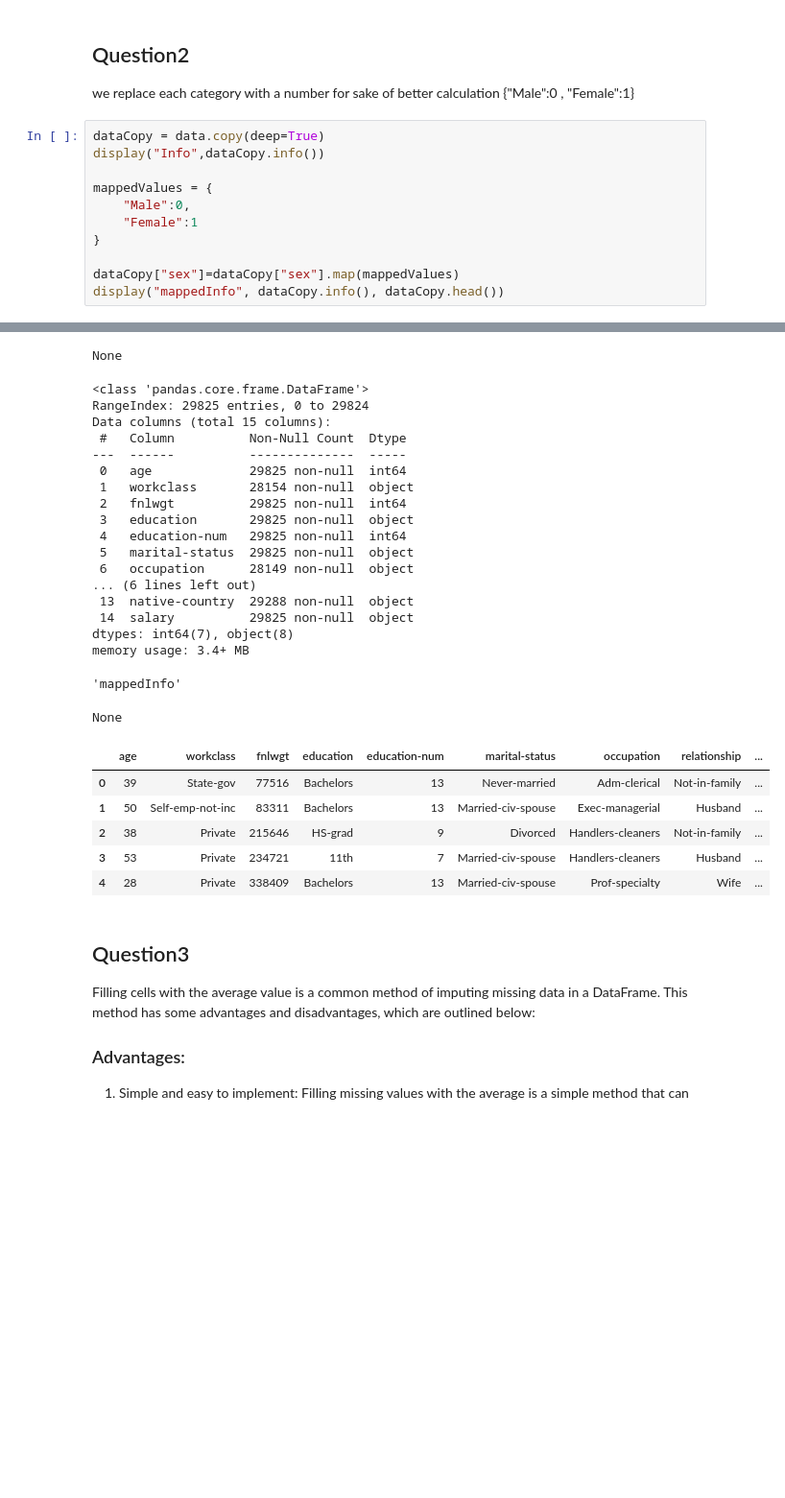
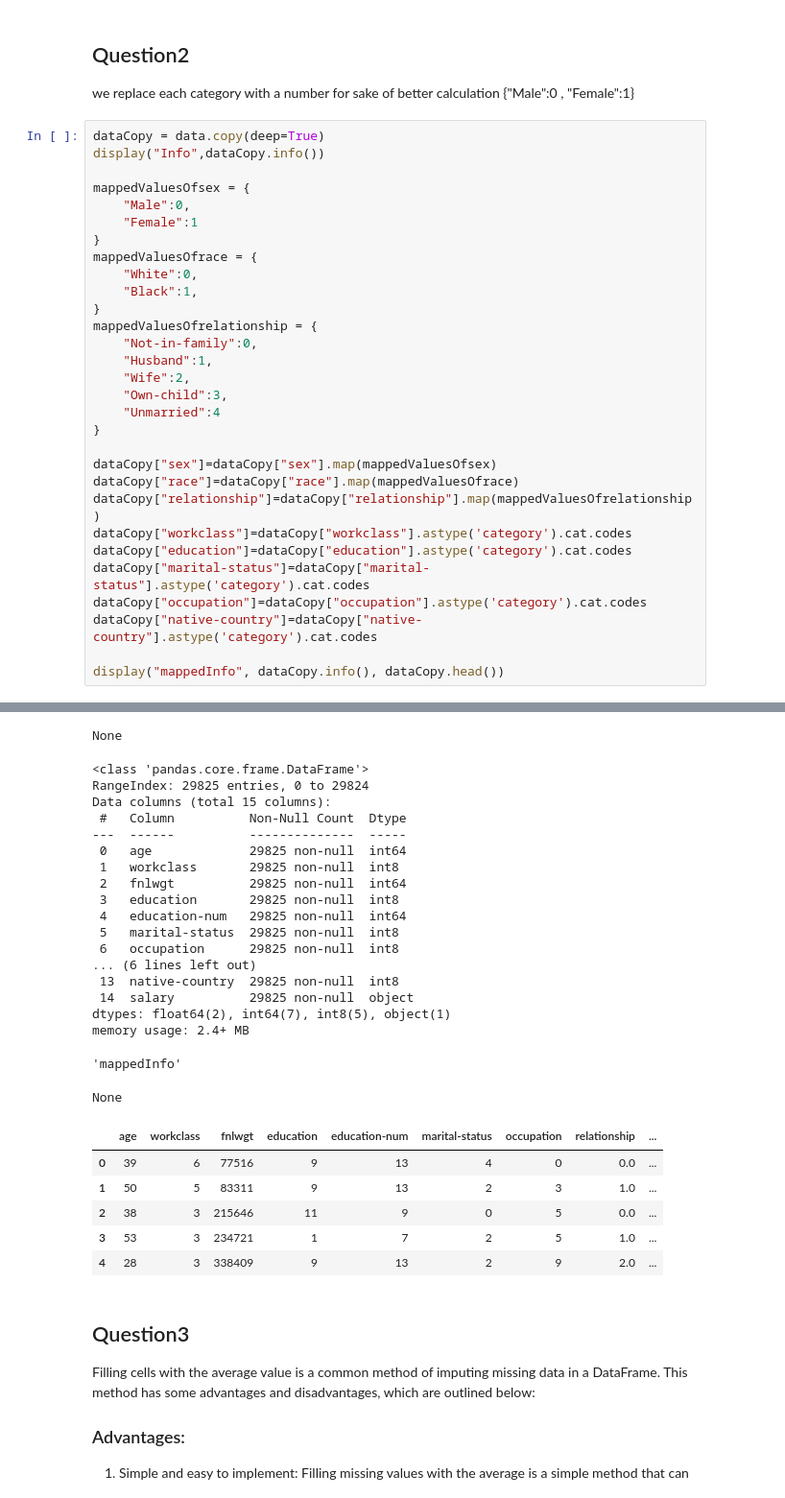
Before and after one commit to pooyaaf/AI_University_Projects, a Jupyter notebook: CA0/AI_CA0_810198577.ipynb, the cells around one changed output, grey strips where cells are left out. Shown at 96% size. Drawn from its saved outputs; the diff is of its cells as text; blank space fills up the shorter version.

```diff
--- a/CA0/AI_CA0_810198577.ipynb
+++ b/CA0/AI_CA0_810198577.ipynb
@@ -93,12 +93,31 @@ we replace each category with a number for sake of better calculation {"Male":0
 dataCopy = data.copy(deep=True)
 display("Info",dataCopy.info())
 
-mappedValues = {
+mappedValuesOfsex = {
     "Male":0,
     "Female":1
 }
+mappedValuesOfrace = {
+    "White":0,
+    "Black":1,
+}
+mappedValuesOfrelationship = {
+    "Not-in-family":0,
+    "Husband":1,
+    "Wife":2,
+    "Own-child":3,
+    "Unmarried":4
+}
 
-dataCopy["sex"]=dataCopy["sex"].map(mappedValues)
+dataCopy["sex"]=dataCopy["sex"].map(mappedValuesOfsex)
+dataCopy["race"]=dataCopy["race"].map(mappedValuesOfrace)
+dataCopy["relationship"]=dataCopy["relationship"].map(mappedValuesOfrelationship)
+dataCopy["workclass"]=dataCopy["workclass"].astype('category').cat.codes
+dataCopy["education"]=dataCopy["education"].astype('category').cat.codes
+dataCopy["marital-status"]=dataCopy["marital-status"].astype('category').cat.codes
+dataCopy["occupation"]=dataCopy["occupation"].astype('category').cat.codes
+dataCopy["native-country"]=dataCopy["native-country"].astype('category').cat.codes
+
 display("mappedInfo", dataCopy.info(), dataCopy.head())
 # %% [output]
 <class 'pandas.core.frame.DataFrame'>
@@ -106,45 +125,45 @@ RangeIndex: 29825 entries, 0 to 29824
 Data columns (total 15 columns):
  #   Column          Non-Null Count  Dtype
 ---  ------          --------------  -----
  0   age             29825 non-null  int64
  1   workclass       28154 non-null  object
  2   fnlwgt          29825 non-null  int64
  3   education       29825 non-null  object
  4   education-num   29825 non-null  int64
  5   marital-status  29825 non-null  object
  6   occupation      28149 non-null  object
 ... (6 lines left out)
  13  native-country  29288 non-null  object
  14  salary          29825 non-null  object
 dtypes: int64(6), object(9)
 memory usage: 3.4+ MB
 'Info'
 None
 <class 'pandas.core.frame.DataFrame'>
 RangeIndex: 29825 entries, 0 to 29824
 Data columns (total 15 columns):
  #   Column          Non-Null Count  Dtype
 ---  ------          --------------  -----
  0   age             29825 non-null  int64
- 1   workclass       28154 non-null  object
+ 1   workclass       29825 non-null  int8
  2   fnlwgt          29825 non-null  int64
- 3   education       29825 non-null  object
+ 3   education       29825 non-null  int8
  4   education-num   29825 non-null  int64
- 5   marital-status  29825 non-null  object
- 6   occupation      28149 non-null  object
+ 5   marital-status  29825 non-null  int8
+ 6   occupation      29825 non-null  int8
 ... (6 lines left out)
- 13  native-country  29288 non-null  object
+ 13  native-country  29825 non-null  int8
  14  salary          29825 non-null  object
-dtypes: int64(7), object(8)
-memory usage: 3.4+ MB
+dtypes: float64(2), int64(7), int8(5), object(1)
+memory usage: 2.4+ MB
 'mappedInfo'
 None
 |  | age | workclass | fnlwgt | education | education-num | marital-status | occupation | relationship | ... |
-| 0 | 39 | State-gov | 77516 | Bachelors | 13 | Never-married | Adm-clerical | Not-in-family | ... |
-| 1 | 50 | Self-emp-not-inc | 83311 | Bachelors | 13 | Married-civ-spouse | Exec-managerial | Husband | ... |
-| 2 | 38 | Private | 215646 | HS-grad | 9 | Divorced | Handlers-cleaners | Not-in-family | ... |
-| 3 | 53 | Private | 234721 | 11th | 7 | Married-civ-spouse | Handlers-cleaners | Husband | ... |
-| 4 | 28 | Private | 338409 | Bachelors | 13 | Married-civ-spouse | Prof-specialty | Wife | ... |
+| 0 | 39 | 6 | 77516 | 9 | 13 | 4 | 0 | 0.0 | ... |
+| 1 | 50 | 5 | 83311 | 9 | 13 | 2 | 3 | 1.0 | ... |
+| 2 | 38 | 3 | 215646 | 11 | 9 | 0 | 5 | 0.0 | ... |
+| 3 | 53 | 3 | 234721 | 1 | 7 | 2 | 5 | 1.0 | ... |
+| 4 | 28 | 3 | 338409 | 9 | 13 | 2 | 9 | 2.0 | ... |
 # %% [markdown]
 ## Question3
 Filling cells with the average value is a common method of imputing missing data in a DataFrame. This method has some advantages and disadvantages, which are outlined below:
```
Also changed, not shown: parts of 3 cells of this notebook, 1 other file.
